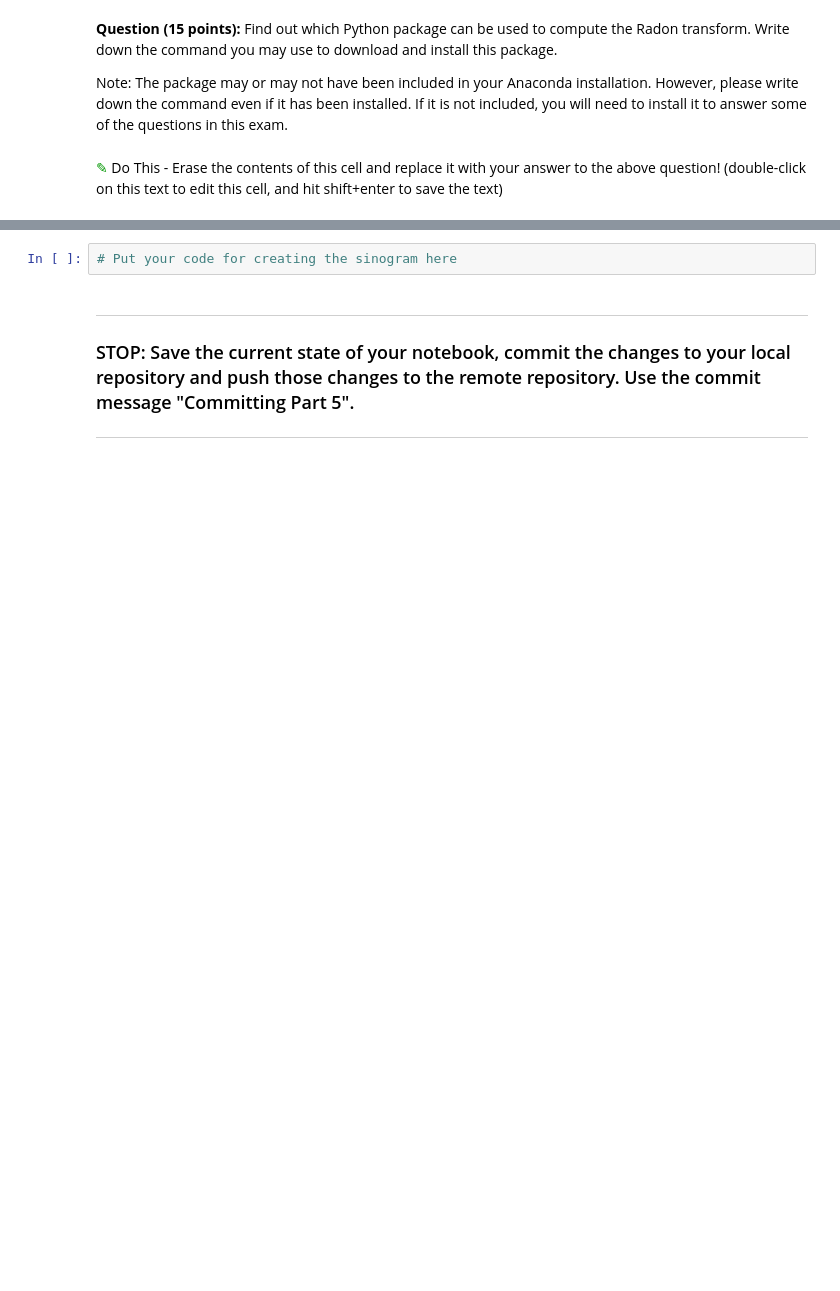
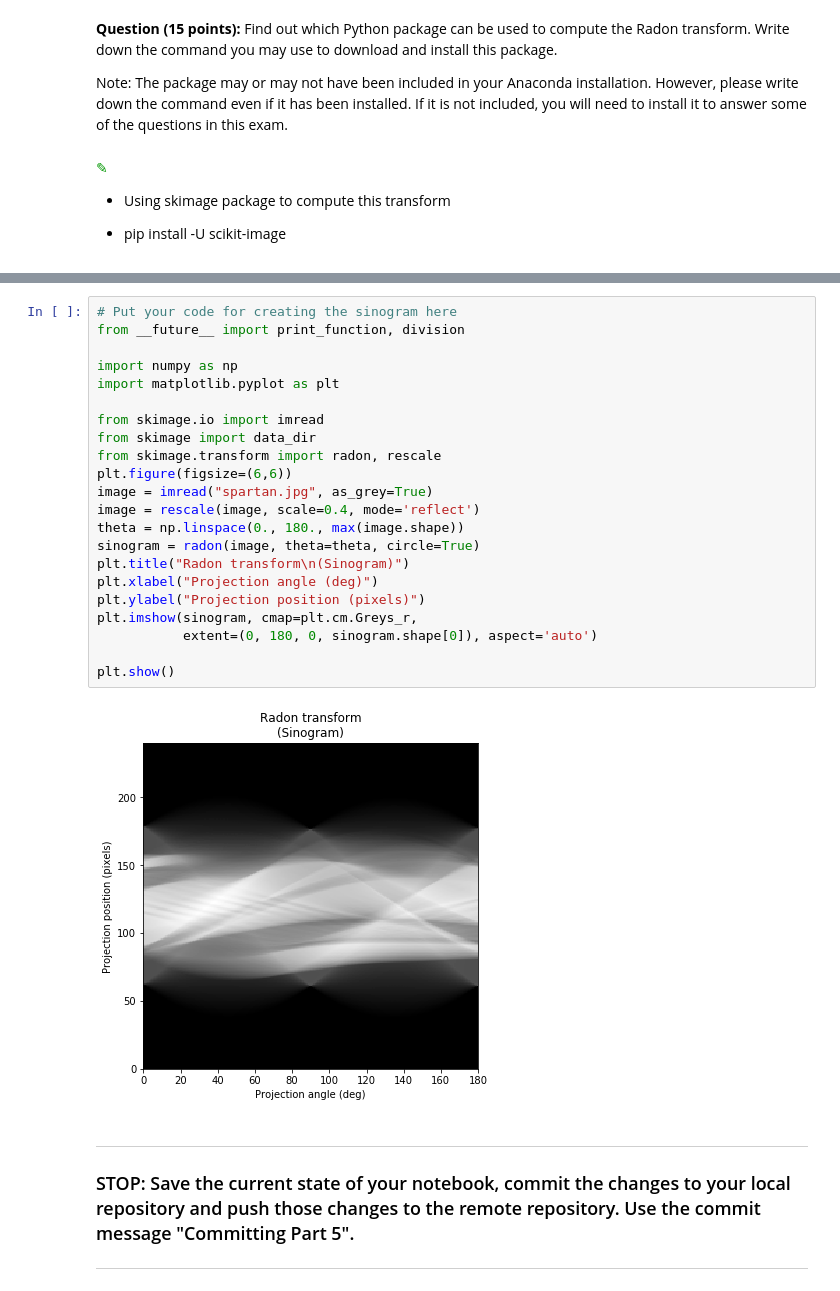
Before and after one commit to wanggua8/Midterm, a Jupyter notebook: CMSE202_Midterm_GuangranWang.ipynb, the cells around one changed output, grey strips where cells are left out. Saved outputs shown, nothing was run; the diff lists cells and outputs as text; blank space fills up the shorter version.

```diff
--- a/CMSE202_Midterm_GuangranWang.ipynb
+++ b/CMSE202_Midterm_GuangranWang.ipynb
@@ -75,8 +75,12 @@ In computed tomography (CT), beams of X-ray are sent to the tissue from various
 **Question (15 points):** Find out which Python package can be used to compute the Radon transform. Write down the command you may use to download and install this package.
 
 Note: The package may or may not have been included in your Anaconda installation. However, please write down the command even if it has been installed. If it is not included, you will need to install it to answer some of the questions in this exam.
-# %% [markdown]
-<font size=8 color="#009600">&#9998;</font> Do This - Erase the contents of this cell and replace it with your answer to the above question!  (double-click on this text to edit this cell, and hit shift+enter to save the text)
+# %% [markdown]
+<font size=8 color="#009600">&#9998;</font>
+
+- Using skimage package to compute this transform
+
+- pip install -U scikit-image
 # %% [markdown]
 **Now**, for this part, we will take a "CT scan" (i.e., the Radon transform) of the Spartan logo. The generated data is a collection of intensity drops often known as a "sinogram".
 
@@ -85,8 +89,30 @@ Note: The package may or may not have been included in your Anaconda installatio
 You should end up with an image that looks something like this:
 
 <img src=https://i.imgur.com/xxESJSK.png>
-# %%
-# Put your code for creating the sinogram here
+# %%
+# Put your code for creating the sinogram here
+from __future__ import print_function, division
+
+import numpy as np
+import matplotlib.pyplot as plt
+
+from skimage.io import imread
+from skimage import data_dir
+from skimage.transform import radon, rescale
+plt.figure(figsize=(6,6))
+image = imread("spartan.jpg", as_grey=True)
+image = rescale(image, scale=0.4, mode='reflect')
+theta = np.linspace(0., 180., max(image.shape))
+sinogram = radon(image, theta=theta, circle=True)
+plt.title("Radon transform\n(Sinogram)")
+plt.xlabel("Projection angle (deg)")
+plt.ylabel("Projection position (pixels)")
+plt.imshow(sinogram, cmap=plt.cm.Greys_r,
+           extent=(0, 180, 0, sinogram.shape[0]), aspect='auto')
+
+plt.show()
+# %% [output]
+[figure, added]
 # %% [markdown]
 ---
 ### STOP: Save the current state of your notebook, commit the changes to your local repository and push those changes to the remote repository. Use the commit message "Committing Part 5".
```
